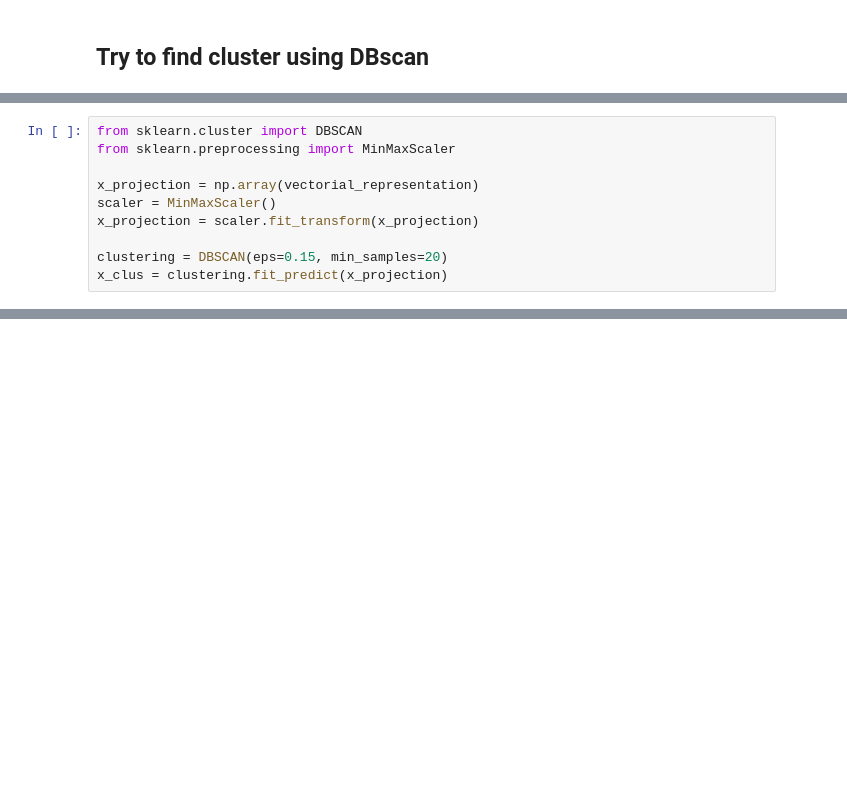
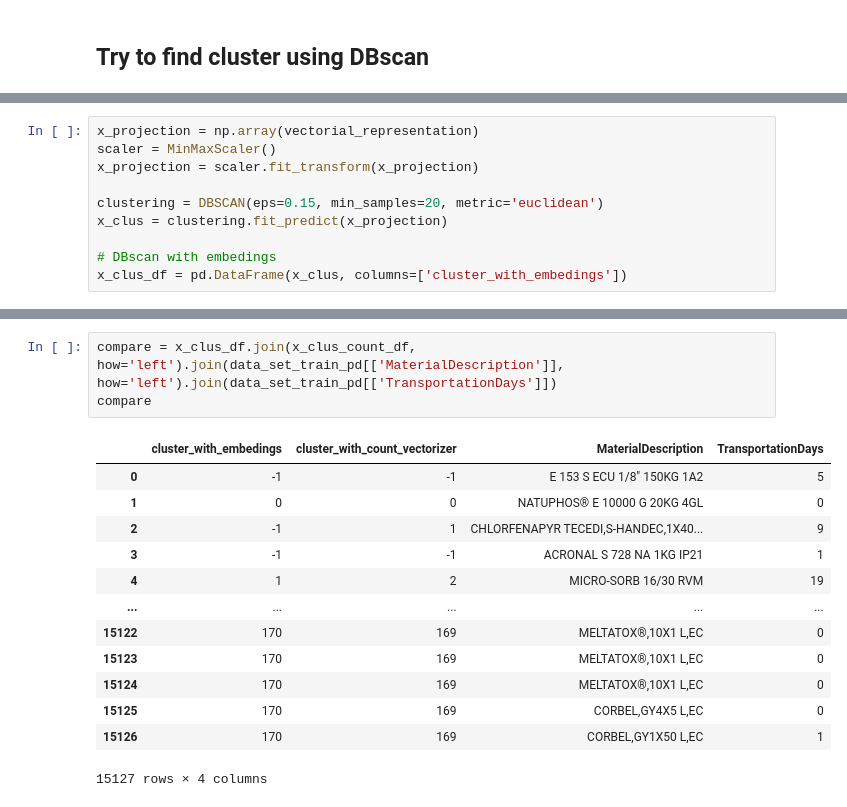
Before and after one commit to gariciodaro/exploratory-ml, a Jupyter notebook: notebooks/embedings_vs_count_vector.ipynb, the cells around one changed output, grey strips where cells are left out. Saved outputs shown, nothing was run; the diff lists cells and outputs as text; blank space fills up the shorter version.

```diff
--- a/notebooks/embedings_vs_count_vector.ipynb
+++ b/notebooks/embedings_vs_count_vector.ipynb
@@ -314,10 +322,10 @@ sns.scatterplot(
 # %%
-from sklearn.cluster import DBSCAN
-from sklearn.preprocessing import MinMaxScaler
-
 x_projection = np.array(vectorial_representation)
 scaler = MinMaxScaler()
 x_projection = scaler.fit_transform(x_projection)
 
-clustering = DBSCAN(eps=0.15, min_samples=20)
+clustering = DBSCAN(eps=0.15, min_samples=20, metric='euclidean')
 x_clus = clustering.fit_predict(x_projection)
+
+# DBscan with embedings
+x_clus_df = pd.DataFrame(x_clus, columns=['cluster_with_embedings'])
@@ -327,0 +347,17 @@ array([ -1,   0,  -1, ..., 170, 170, 170], dtype=int64)
+# %%
+compare = x_clus_df.join(x_clus_count_df, how='left').join(data_set_train_pd[['MaterialDescription']], how='left').join(data_set_train_pd[['TransportationDays']])
+compare
+# %% [output]
+|  | cluster_with_embedings | cluster_with_count_vectorizer | MaterialDescription | TransportationDays |
+| 0 | -1 | -1 | E 153 S ECU 1/8" 150KG 1A2 | 5 |
+| 1 | 0 | 0 | NATUPHOS® E 10000 G 20KG 4GL | 0 |
+| 2 | -1 | 1 | CHLORFENAPYR TECEDI,S-HANDEC,1X40... | 9 |
+| 3 | -1 | -1 | ACRONAL S 728 NA 1KG IP21 | 1 |
+| 4 | 1 | 2 | MICRO-SORB 16/30 RVM | 19 |
+| ... | ... | ... | ... | ... |
+| 15122 | 170 | 169 | MELTATOX®,10X1 L,EC | 0 |
+| 15123 | 170 | 169 | MELTATOX®,10X1 L,EC | 0 |
+| 15124 | 170 | 169 | MELTATOX®,10X1 L,EC | 0 |
+| 15125 | 170 | 169 | CORBEL,GY4X5 L,EC | 0 |
+| 15126 | 170 | 169 | CORBEL,GY1X50 L,EC | 1 |
+15127 rows × 4 columns
```
Also changed, not shown: parts of 15 cells of this notebook.
